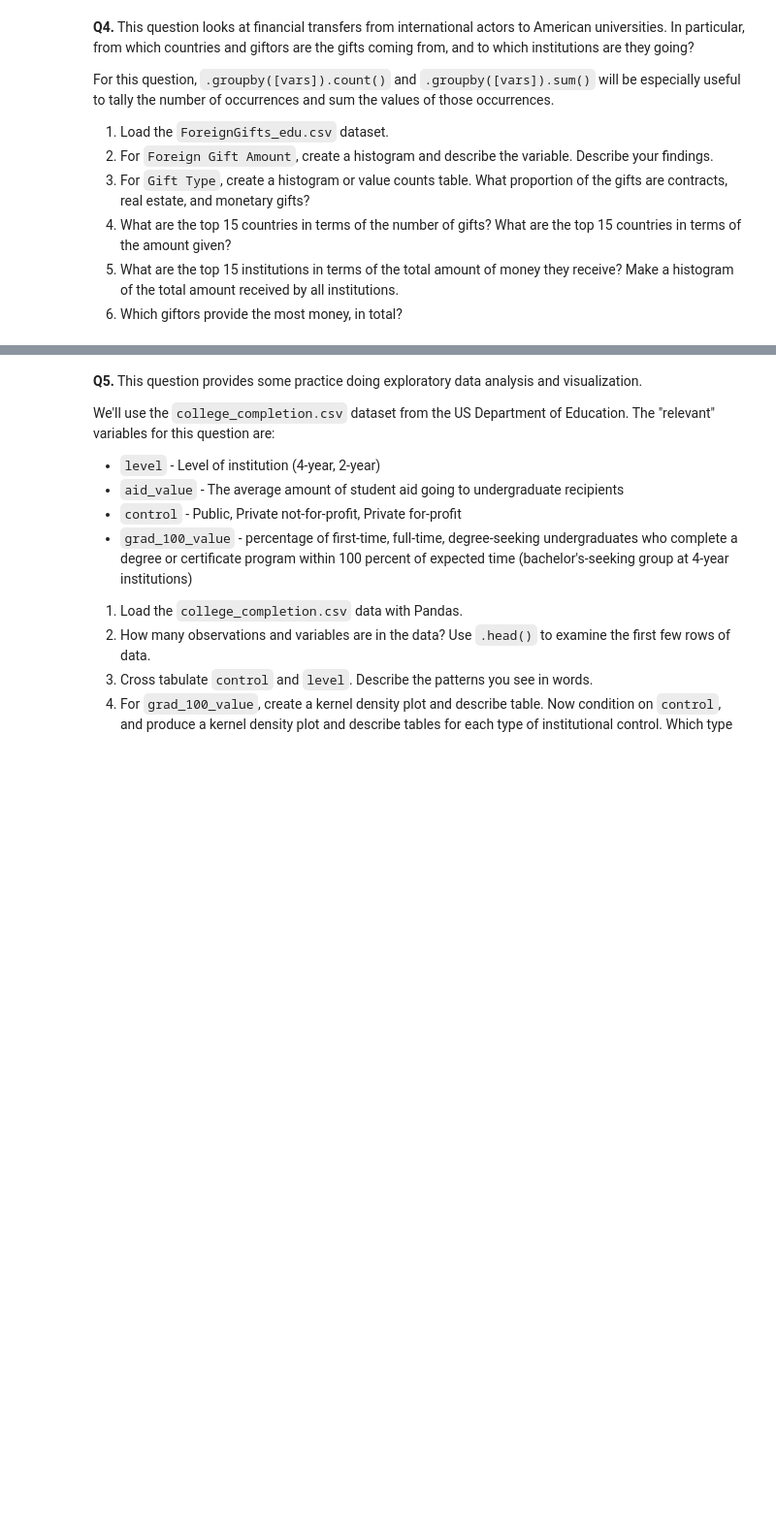
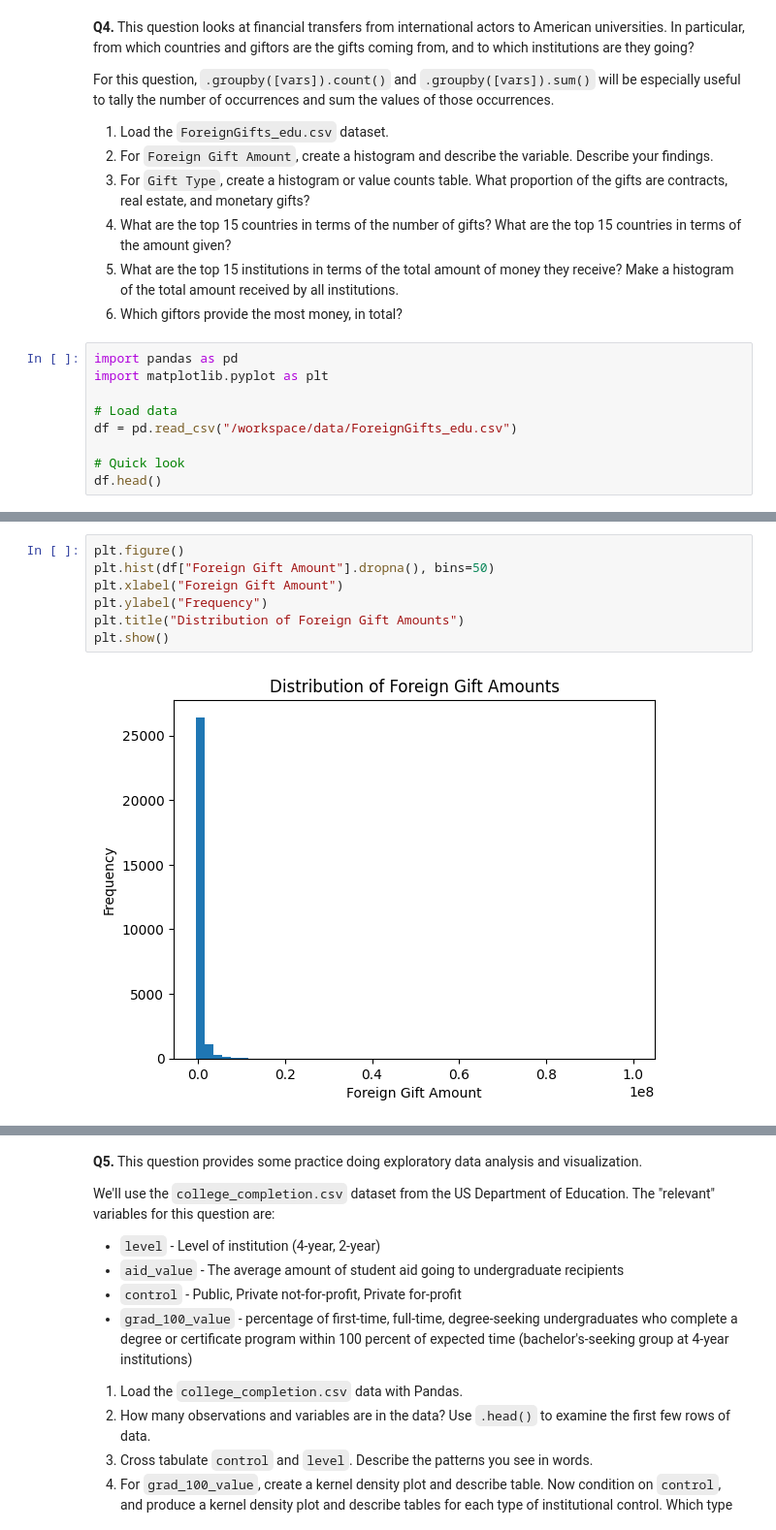
Before and after one commit to Junhyeongh/undergrad_ml_assignments, a Jupyter notebook: 01_assignment_wrangling_and_eda.ipynb, the cells around one changed output, grey strips where cells are left out. Shown at 97% size. Saved outputs shown, nothing was run; the diff lists cells and outputs as text; blank space fills up the shorter version.

```diff
--- a/01_assignment_wrangling_and_eda.ipynb
+++ b/01_assignment_wrangling_and_eda.ipynb
@@ -43,3 +343,12 @@ For this question, `.groupby([vars]).count()` and `.groupby([vars]).sum()` will
 4. What are the top 15 countries in terms of the number of gifts? What are the top 15 countries in terms of the amount given?
 5. What are the top 15 institutions in terms of the total amount of money they receive? Make a histogram of the total amount received by all institutions.
 6. Which giftors provide the most money, in total?
+# %%
+import pandas as pd
+import matplotlib.pyplot as plt
+
+# Load data
+df = pd.read_csv("/workspace/data/ForeignGifts_edu.csv")
+
+# Quick look
+df.head()
@@ -45,0 +362,9 @@ For this question, `.groupby([vars]).count()` and `.groupby([vars]).sum()` will
+# %%
+plt.figure()
+plt.hist(df["Foreign Gift Amount"].dropna(), bins=50)
+plt.xlabel("Foreign Gift Amount")
+plt.ylabel("Frequency")
+plt.title("Distribution of Foreign Gift Amounts")
+plt.show()
+# %% [output]
+[figure, added]
```
Also changed, not shown: parts of 38 cells of this notebook.
